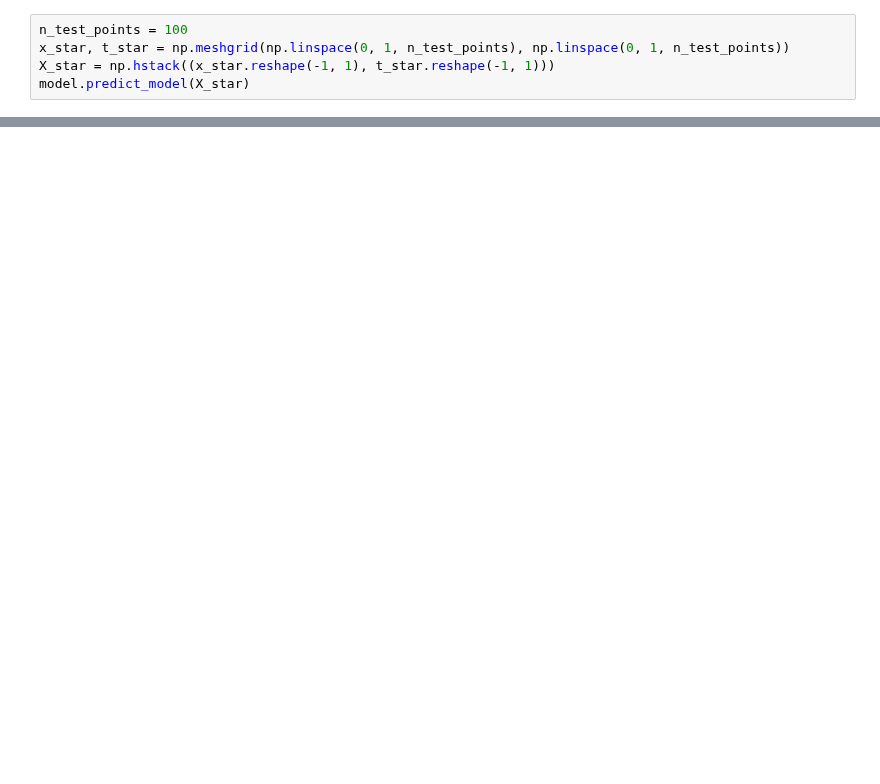
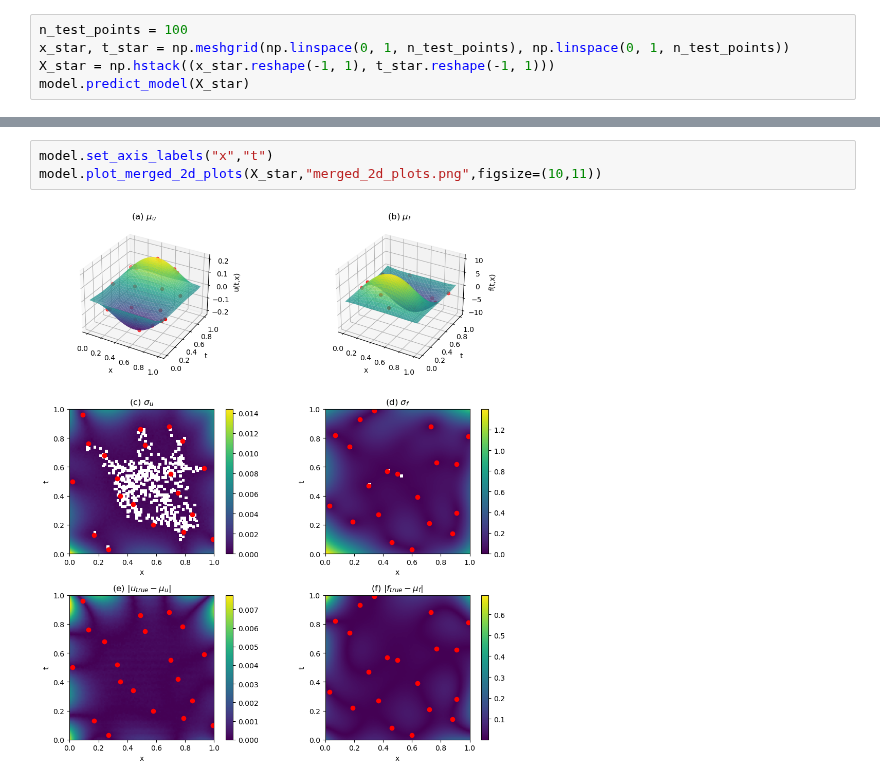
Before and after one commit to TobiLeitgeb/Code_bac, a Jupyter notebook: final_examples/poisson/poisson_equation.ipynb, the cells around one changed output, grey strips where cells are left out. Cells and saved outputs as stored; diff of their text form; blank space fills up the shorter version.

```diff
--- a/final_examples/poisson/poisson_equation.ipynb
+++ b/final_examples/poisson/poisson_equation.ipynb
@@ -84,0 +86,5 @@ relative error f:  0.06914728536165825
+# %%
+model.set_axis_labels("x","t")
+model.plot_merged_2d_plots(X_star,"merged_2d_plots.png",figsize=(10,11))
+# %% [output]
+[figure, added]
```
Also changed, not shown: parts of 6 cells of this notebook, 18 other files.
